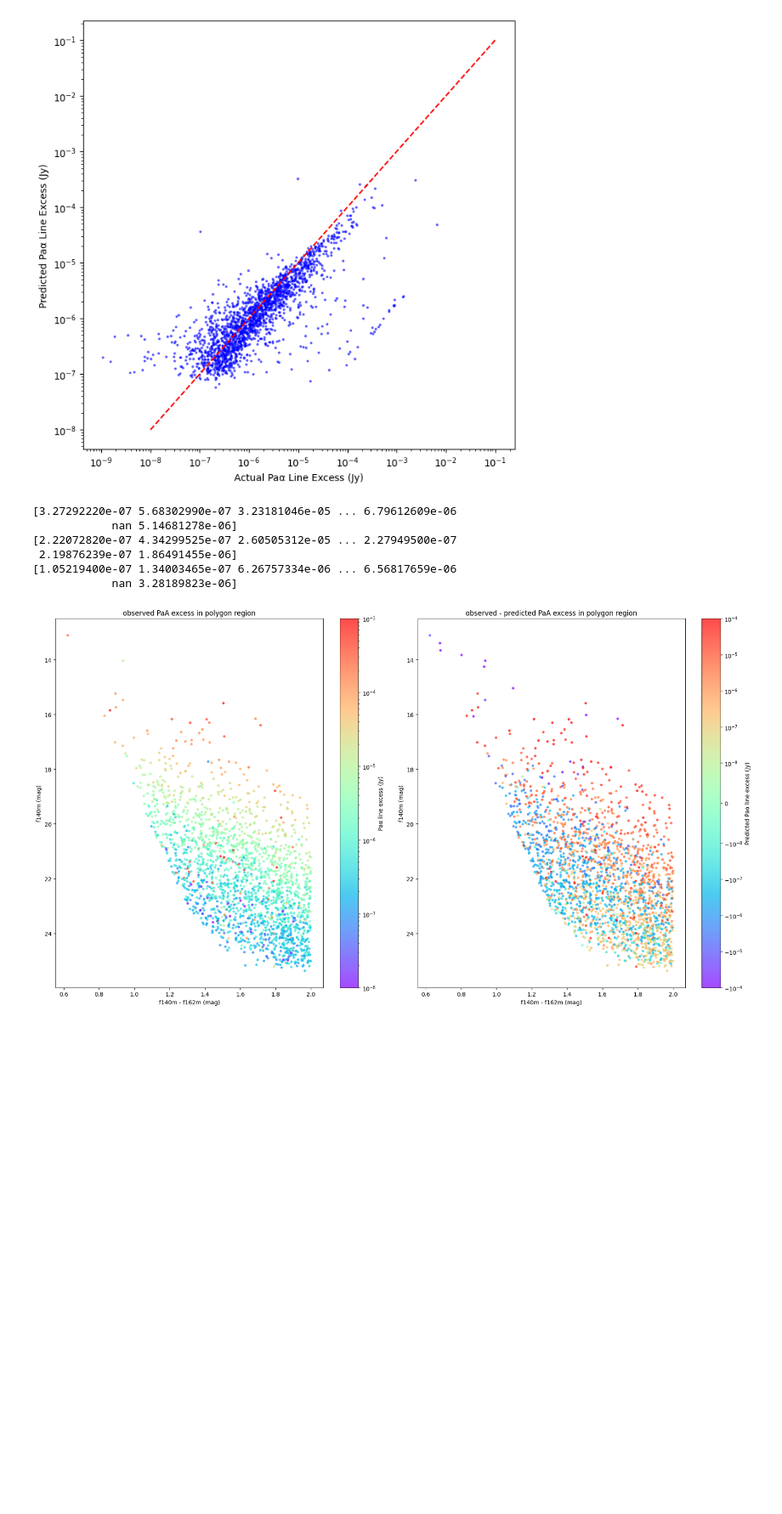
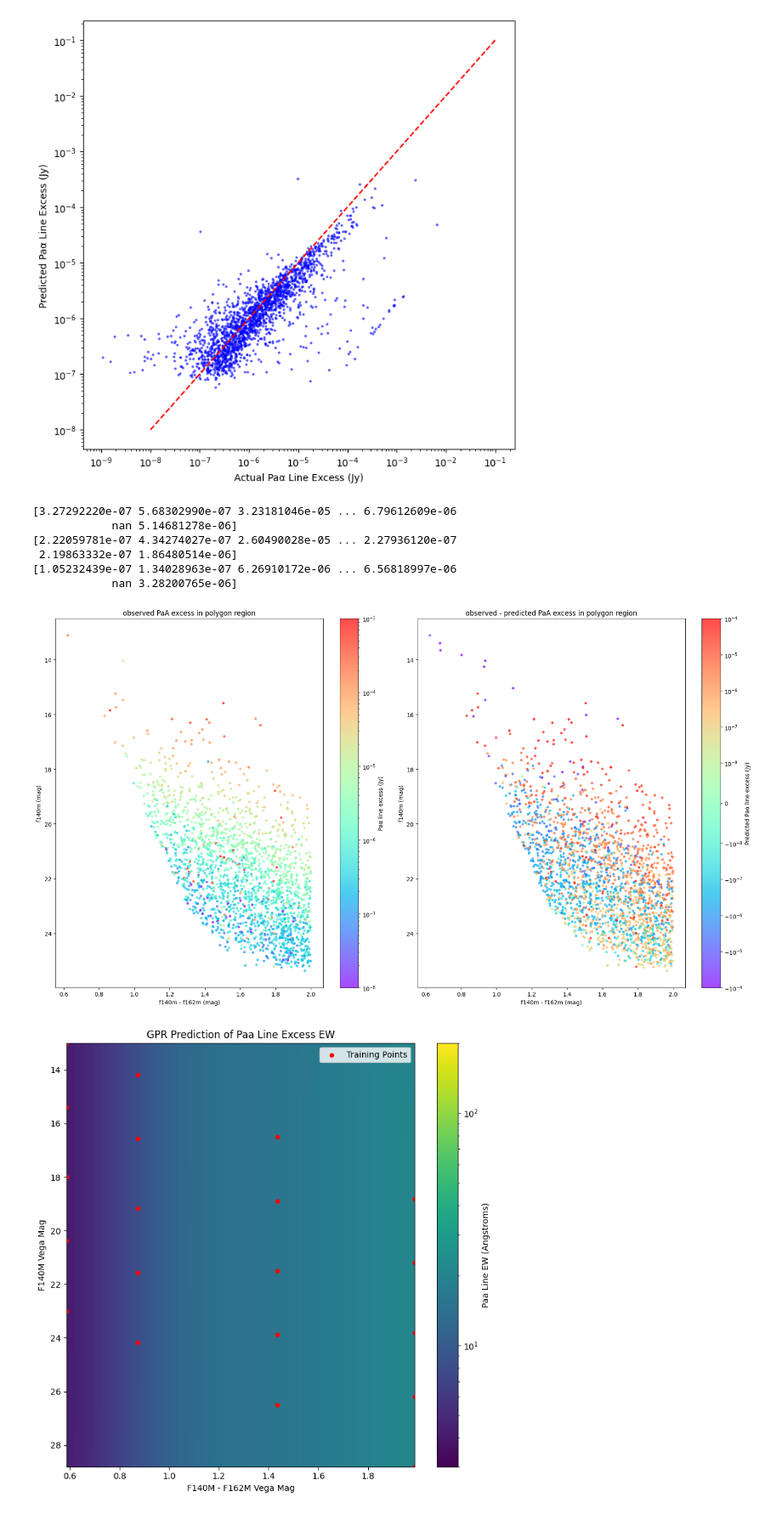
Before and after one commit to tyoo37/w51_catalog, a Jupyter notebook: syn_star/plot_result.ipynb, the cells around one changed output. Shown at 85% size. Drawn from its saved outputs; the diff is of its cells as text; code cells hidden in the pictures; blank space fills up the shorter version.

```diff
--- a/syn_star/plot_result.ipynb
+++ b/syn_star/plot_result.ipynb
@@ -74,4 +76,6 @@ def get_line_excess(data_narrow, data_wide, narrow, wide):
 # %%
+all_phot_result = get_table(temp=3000)
+
 print(all_phot_result['wavelength'])
 subset_187 = all_phot_result[(all_phot_result['wavelength'] == 187)]
 f187n_flux_all = subset_187['flux_fit']
@@ -98,6 +102,11 @@ wavelength
   0.013139328006516442
 Length = 30 rows
 # %%
+
+from astroquery.svo_fps import SvoFps
+from astropy.io import fits
+from astropy.wcs import WCS
+
 def get_line_excess(data_narrow, data_wide,narrow, wide):
     # --- Convert catalog MJy/sr → Jy ---
     ww_narrow = WCS(fits.getheader(image_filenames[narrow], ext=('SCI', 1)))
@@ -161,6 +170,7 @@ norm_ew = LogNorm(vmin=3, vmax=np.nanmax(paa_ew_all))
 color_cmd_list = []
 mag_cmd_list = []
 paa_excess_list = []
+paa_excess_ew_list = []
 for A_V, marker in zip(A_V_list, markerlist):
     for temp, size in zip(temp_list, sizelist):
         subset = all_phot_result[(all_phot_result['A_V'] == A_V) & (all_phot_result['temp'] == temp) & (all_phot_result['wavelength'] == 140)]
@@ -180,6 +190,7 @@ for A_V, marker in zip(A_V_list, markerlist):
         color_cmd_list.append(f140m_mag-f162m_mag)
         mag_cmd_list.append(f140m_mag)
         paa_excess_list.append(np.log10(paa_excess))
+        paa_excess_ew_list.append(np.log10(paa_ew))
 ax1.set_xlabel('F140M - F162M Vega Mag')
 ax1.set_ylabel('Paa Line Excess (Jy)')
 ax1.set_title('Paa Line Excess vs F140M - F162M Mag')
@@ -776,8 +813,8 @@ plt.show()
 # %% [output]
 [3.27292220e-07 5.68302990e-07 3.23181046e-05 ... 6.79612609e-06
             nan 5.14681278e-06]
-[2.22072820e-07 4.34299525e-07 2.60505312e-05 ... 2.27949500e-07
- 2.19876239e-07 1.86491455e-06]
-[1.05219400e-07 1.34003465e-07 6.26757334e-06 ... 6.56817659e-06
-            nan 3.28189823e-06]
+[2.22059781e-07 4.34274027e-07 2.60490028e-05 ... 2.27936120e-07
+ 2.19863332e-07 1.86480514e-06]
+[1.05232439e-07 1.34028963e-07 6.26910172e-06 ... 6.56818997e-06
+            nan 3.28200765e-06]
 [figure]
@@ -783,0 +886,19 @@ plt.show()
+# %%
+# plot the prediction
+fig = plt.figure(figsize=(8, 8))
+ax = fig.add_subplot(1, 1, 1)
+norm_ew = LogNorm(vmin=3, vmax=200)
+
+im = ax.imshow(10**z_pred, extent=(xmin, xmax, ymin, ymax), origin='lower', aspect='auto', cmap='viridis', norm=norm_ew)
+ax.scatter(color_vals, mag_vals, c  ='red', s=20, label='Training Points')
+ax.set_xlabel('F140M - F162M Vega Mag')
+ax.set_ylabel('F140M Vega Mag')
+ax.set_title('GPR Prediction of Paa Line Excess EW')
+ax.legend()
+cbar = plt.colorbar(im, ax=ax)
+cbar.set_label('Paa Line EW (Angstroms)')
+ax.set_ylim(ax.get_ylim()[::-1])  # invert y-axis for magnitude
+plt.tight_layout()
+plt.show()
+# %% [output]
+[figure, added]
```
Also changed, not shown: parts of 6 cells of this notebook, 7 other files.
